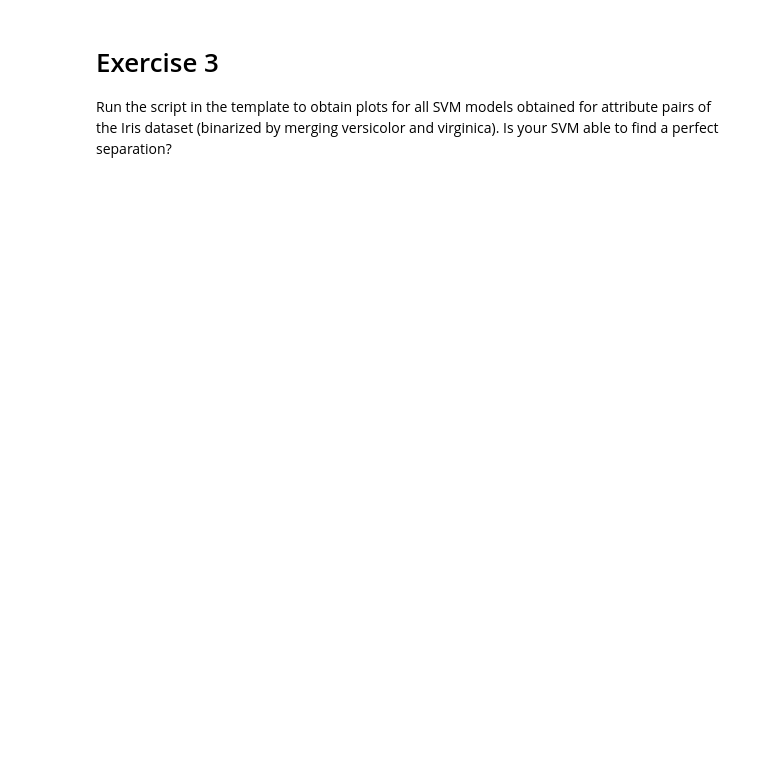
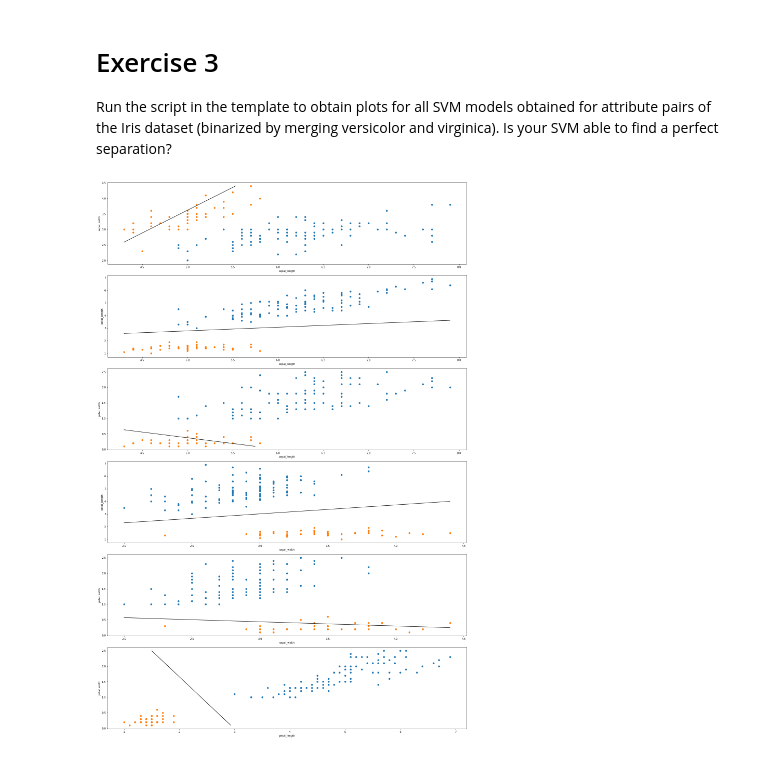
Before and after one commit to davidheay/ML, a Jupyter notebook: Sheets/Sheet 6/Sheet6.ipynb, the cells around one changed output. Cells and saved outputs as stored; diff of their text form; code cells hidden in the pictures; blank space fills up the shorter version.

Commit message:
Sheet6: last point, to do: fix gradient descent

```diff
--- a/Sheets/Sheet 6/Sheet6.ipynb
+++ b/Sheets/Sheet 6/Sheet6.ipynb
@@ -213,3 +189,51 @@ print(result)
 Run the script in the template to obtain plots for all SVM models
 obtained for attribute pairs of the Iris dataset (binarized by merging versicolor and virginica).
 Is your SVM able to find a perfect separation?
+# %%
+def plotHyperplane(X, y, w, ax=None):
+
+    if ax is None:
+        fig, ax = plt.subplots()
+
+    # scatter points
+    classes = list(np.unique(y))
+    X1 = X[y == classes[0]]
+    X2 = X[y == classes[1]]
+    ax.scatter(X1[:,0], X1[:,1])
+    ax.scatter(X2[:,0], X2[:,1])
+
+    # compute slope and intercept representing the hyperplane
+    random_vec = np.random.rand(2)
+    slope = -w[1] / w[2]
+    intercept = -w[0]/w[2]
+    a2_min, a2_max = min(X[:,1]), max(X[:,1])
+    q1 = (a2_max - intercept) / slope
+    q2 = (a2_min - intercept) / slope
+    x_from = max(min(X[:,0]), min(q1, q2))
+    x_to = min(max(X[:,0]), max(q1, q2))
+    hp = lambda x: x * slope + intercept
+
+    # plot the hyperplane
+    domain = np.linspace(x_from, x_to, 100)
+    ax.plot(domain, hp(domain), color="black")
+    return ax
+
+dfIris = pd.read_csv("iris.csv")
+
+fig, ax = plt.subplots(6, 1, figsize=(20, 30))
+
+y = dfIris.replace("virginica", "versicolor").values[:,4]
+y = np.where(y == 'setosa', 1, -1)
+
+for j, combo in enumerate(it.combinations(range(4), 2)):
+    X = dfIris.values[:,combo].astype(float)
+    svc = SVM()
+    svc.train(X, y)
+    plotHyperplane(X, y, svc.w, ax[j])
+    # ax[j].set_title("\nSlack: " + str(np.round(np.sum(np.maximum(0, svc.slacks)), 2)))
+    predictions = svc.predict(X)
+    ax[j].set_xlabel(dfIris.columns[combo[0]])
+    ax[j].set_ylabel(dfIris.columns[combo[1]])
+fig.tight_layout()
+# %% [output]
+[figure, added]
```
Also changed, not shown: parts of 3 cells of this notebook.
